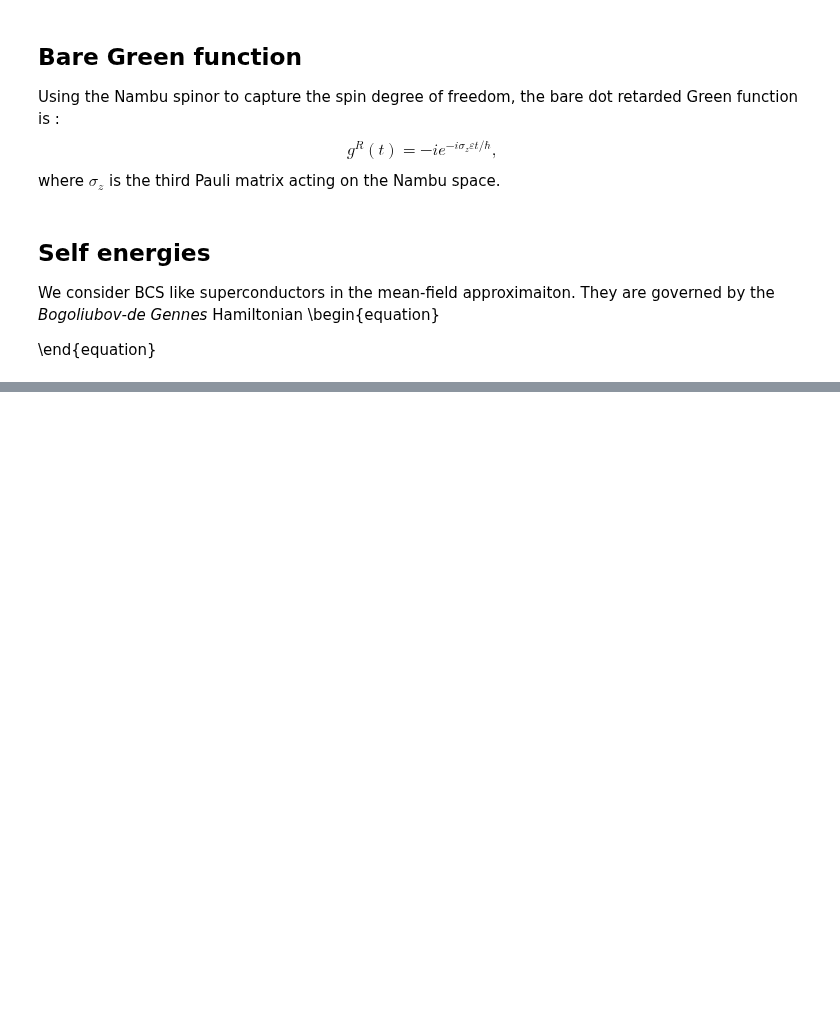
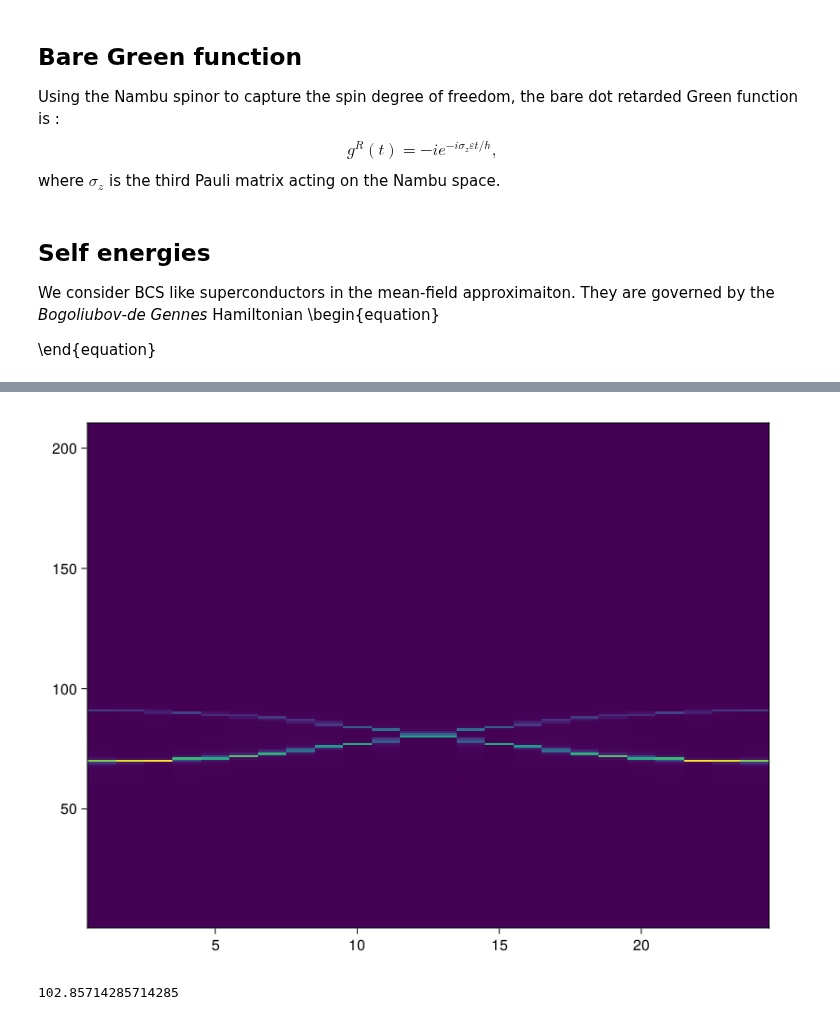
Before and after one commit to BaptisteLamic/NonEquilibriumGreenFunction.jl, a Jupyter notebook: examples/SQDS_junction.ipynb, the cells around one changed output, grey strips where cells are left out. Saved outputs shown, nothing was run; the diff lists cells and outputs as text; code cells hidden in the pictures; blank space fills up the shorter version.

```diff
--- a/examples/SQDS_junction.ipynb
+++ b/examples/SQDS_junction.ipynb
@@ -276,0 +294,21 @@ Instability have still to be fix in this setup.
+# %%
+function density(ϕ)
+    p = Junction.Parameters(δt=0.5, T=100, ϕl=t -> 0, ϕr=t -> ϕ, Δ = 1, Γl=1, Γr=1, β=1000, η = 0);
+    results = Junction.compute_GR(p)
+    mat = (results[:G_R] |> matrix)
+    d = (mat[1:2:end,1] +  mat[2:2:end,2]) / (1im * pi)
+    period = periodogram(d, fs = 1/p.δt)
+end
+function spectrum()
+    results = density.(LinRange(0,2*π, 24 ))
+    hcat([ r.power for r in results]...)
+    return results.freq, hcat([ r.power for r in results]...)
+end
+spec =  spectrum()
+heatmap(spec')
+# %% [output]
+[figure, added]
+# %%
+60/ (7/ 12)
+# %% [output]
+102.85714285714285
```
Also changed, not shown: parts of 8 cells of this notebook.
